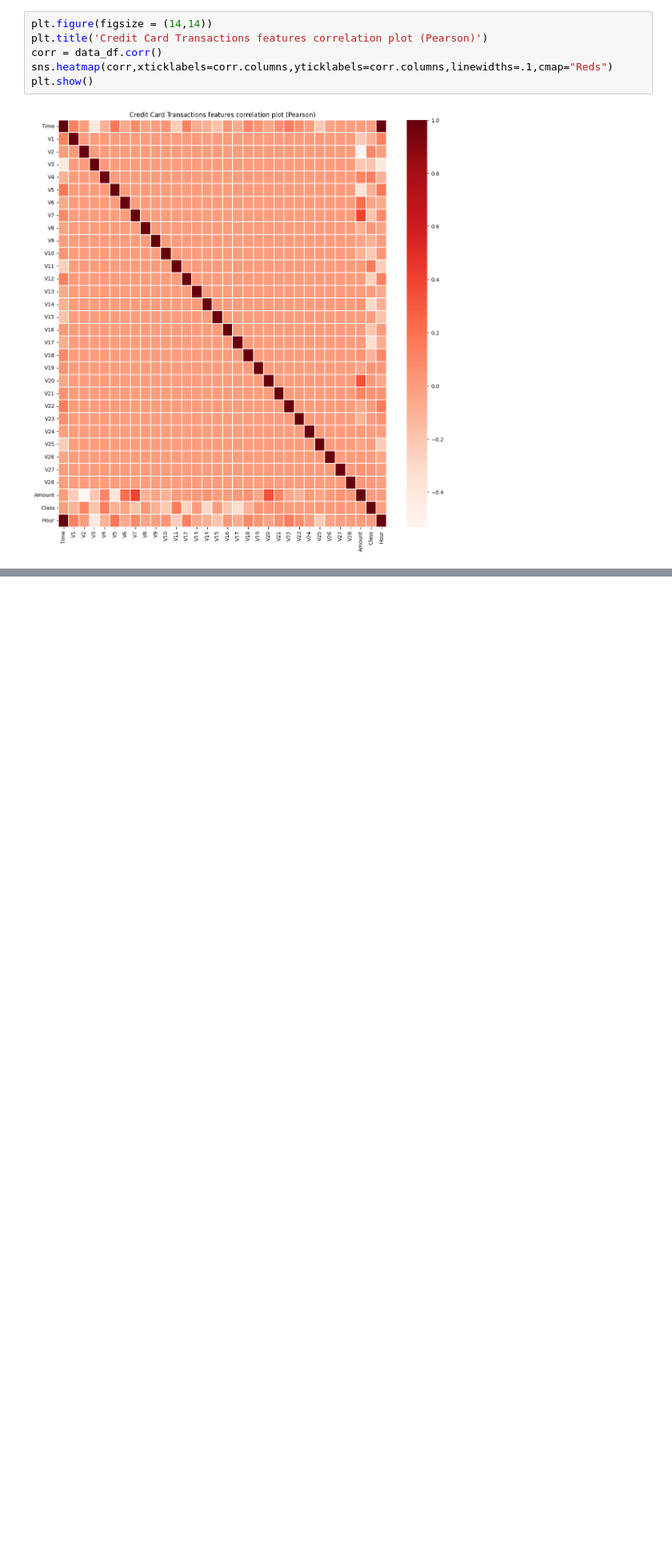
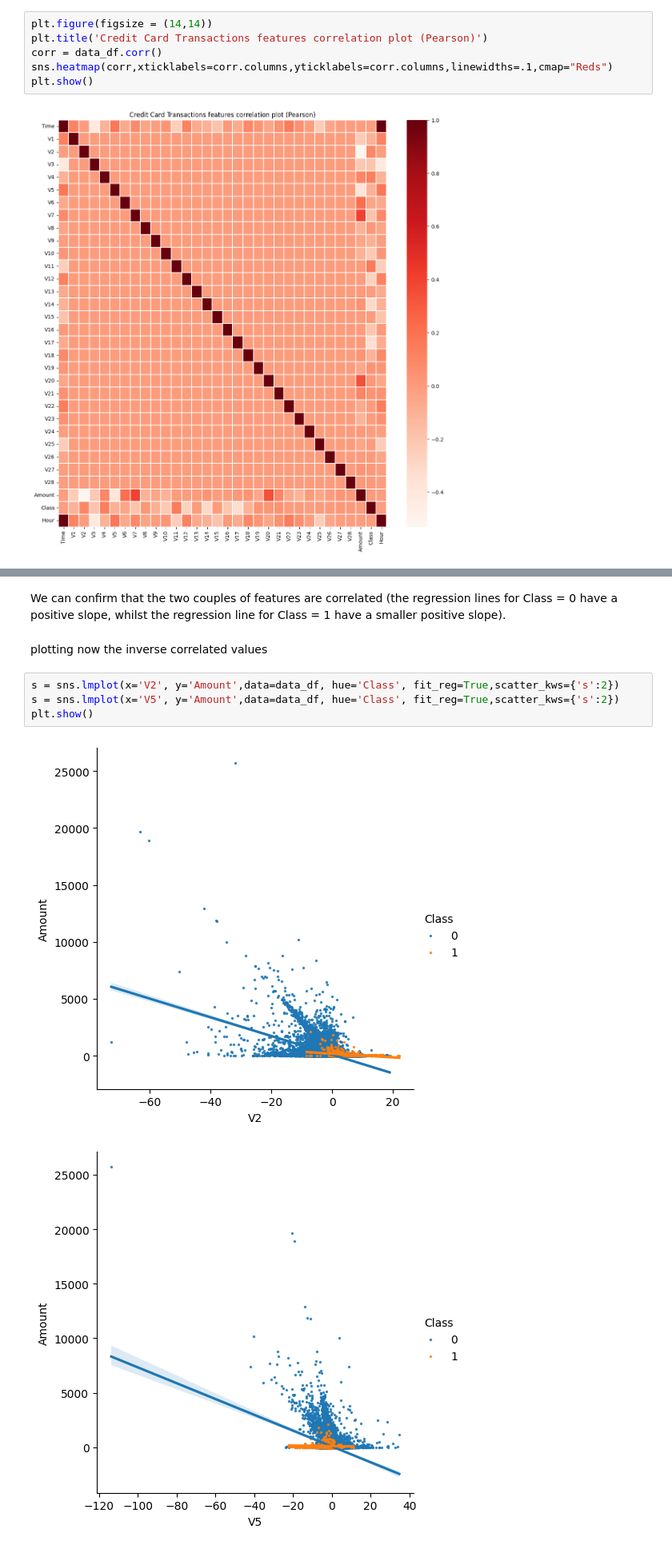
Before and after one commit to godsesaurab/CreditCardFraudDetection, a Jupyter notebook: creditcard-fraud-detection-predictive-models.ipynb, the cells around one changed output, grey strips where cells are left out. Shown at 80% size. Drawn from its saved outputs; the diff is of its cells as text; blank space fills up the shorter version.

```diff
--- a/creditcard-fraud-detection-predictive-models.ipynb
+++ b/creditcard-fraud-detection-predictive-models.ipynb
@@ -293,0 +307,11 @@ plt.show()
+# %% [markdown]
+We can confirm that the two couples of features are correlated (the regression lines for Class = 0 have a positive slope, whilst the regression line for Class = 1 have a smaller positive slope).
+# %% [markdown]
+plotting now the inverse correlated values
+# %%
+s = sns.lmplot(x='V2', y='Amount',data=data_df, hue='Class', fit_reg=True,scatter_kws={'s':2})
+s = sns.lmplot(x='V5', y='Amount',data=data_df, hue='Class', fit_reg=True,scatter_kws={'s':2})
+plt.show()
+# %% [output]
+[figure, added]
+[figure, added]
```
Also changed, not shown: parts of 15 cells of this notebook.
